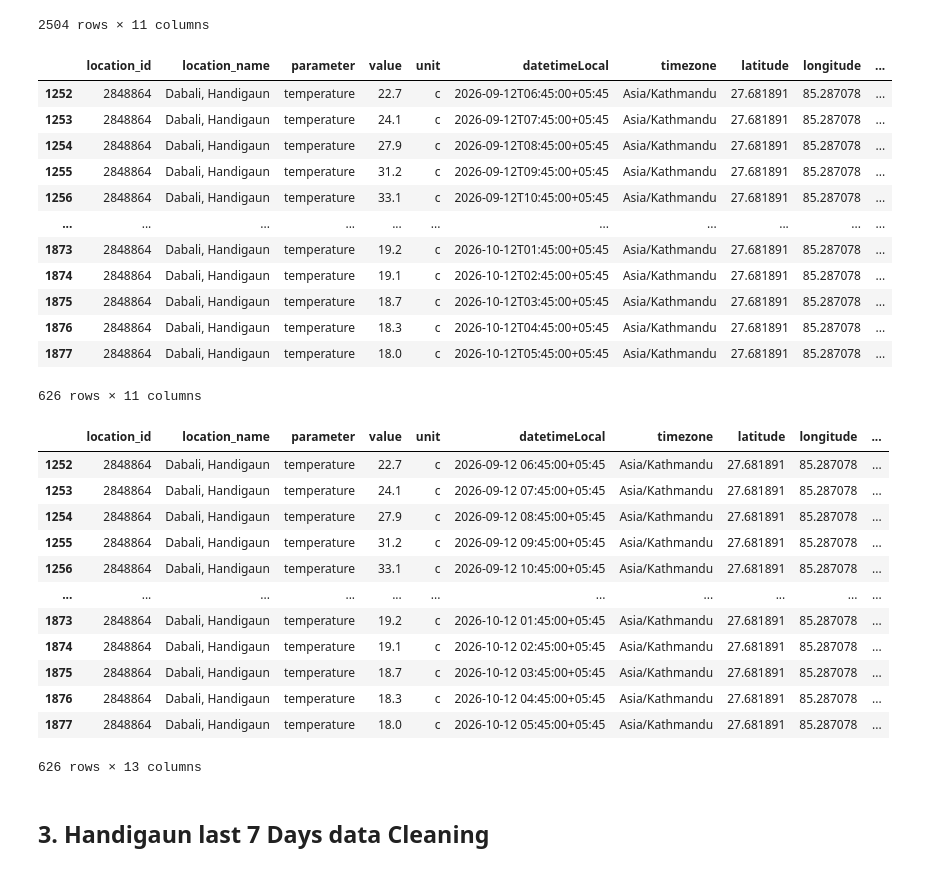
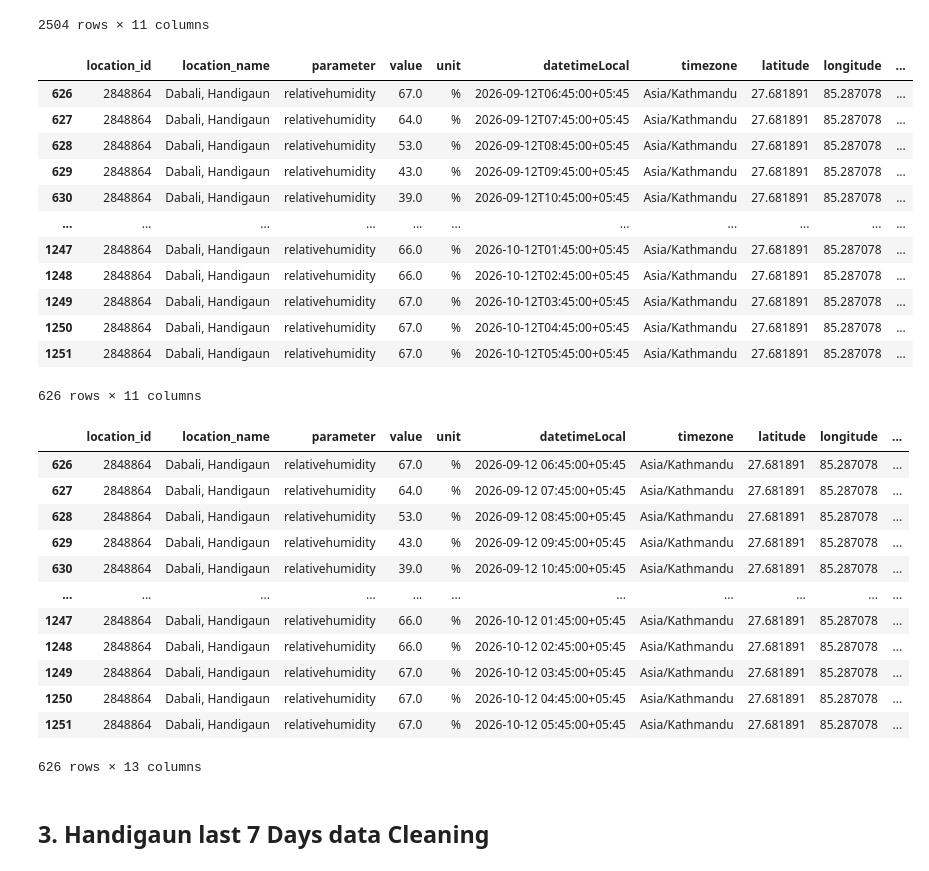
Before and after one commit to Laxmination/Kathmandu-PM2.5-Forecasting, a Jupyter notebook: OpenAQdatasetCleaning/Handigaun Data Cleaning.ipynb, the cells around one changed output. Cells and saved outputs as stored; diff of their text form; code cells hidden in the pictures.

```diff
--- a/OpenAQdatasetCleaning/Handigaun Data Cleaning.ipynb
+++ b/OpenAQdatasetCleaning/Handigaun Data Cleaning.ipynb
@@ -176,21 +178,22 @@ cleaned1
 2504 rows × 11 columns
 # %%
 # cleaned1 = cleaned1[cleaned1['parameter']=='pm25']
-cleaned1 = cleaned1[cleaned1['parameter']=='temperature']
+# cleaned1 = cleaned1[cleaned1['parameter']=='temperature']
+cleaned1 = cleaned1[cleaned1['parameter']=='relativehumidity']
 cleaned1
 # %% [output]
 |  | location_id | location_name | parameter | value | unit | datetimeLocal | timezone | latitude | longitude | ... |
-| 1252 | 2848864 | Dabali, Handigaun | temperature | 22.7 | c | 2026-09-12T06:45:00+05:45 | Asia/Kathmandu | 27.681891 | 85.287078 | ... |
-| 1253 | 2848864 | Dabali, Handigaun | temperature | 24.1 | c | 2026-09-12T07:45:00+05:45 | Asia/Kathmandu | 27.681891 | 85.287078 | ... |
-| 1254 | 2848864 | Dabali, Handigaun | temperature | 27.9 | c | 2026-09-12T08:45:00+05:45 | Asia/Kathmandu | 27.681891 | 85.287078 | ... |
-| 1255 | 2848864 | Dabali, Handigaun | temperature | 31.2 | c | 2026-09-12T09:45:00+05:45 | Asia/Kathmandu | 27.681891 | 85.287078 | ... |
-| 1256 | 2848864 | Dabali, Handigaun | temperature | 33.1 | c | 2026-09-12T10:45:00+05:45 | Asia/Kathmandu | 27.681891 | 85.287078 | ... |
+| 626 | 2848864 | Dabali, Handigaun | relativehumidity | 67.0 | % | 2026-09-12T06:45:00+05:45 | Asia/Kathmandu | 27.681891 | 85.287078 | ... |
+| 627 | 2848864 | Dabali, Handigaun | relativehumidity | 64.0 | % | 2026-09-12T07:45:00+05:45 | Asia/Kathmandu | 27.681891 | 85.287078 | ... |
+| 628 | 2848864 | Dabali, Handigaun | relativehumidity | 53.0 | % | 2026-09-12T08:45:00+05:45 | Asia/Kathmandu | 27.681891 | 85.287078 | ... |
+| 629 | 2848864 | Dabali, Handigaun | relativehumidity | 43.0 | % | 2026-09-12T09:45:00+05:45 | Asia/Kathmandu | 27.681891 | 85.287078 | ... |
+| 630 | 2848864 | Dabali, Handigaun | relativehumidity | 39.0 | % | 2026-09-12T10:45:00+05:45 | Asia/Kathmandu | 27.681891 | 85.287078 | ... |
 | ... | ... | ... | ... | ... | ... | ... | ... | ... | ... | ... |
-| 1873 | 2848864 | Dabali, Handigaun | temperature | 19.2 | c | 2026-10-12T01:45:00+05:45 | Asia/Kathmandu | 27.681891 | 85.287078 | ... |
-| 1874 | 2848864 | Dabali, Handigaun | temperature | 19.1 | c | 2026-10-12T02:45:00+05:45 | Asia/Kathmandu | 27.681891 | 85.287078 | ... |
-| 1875 | 2848864 | Dabali, Handigaun | temperature | 18.7 | c | 2026-10-12T03:45:00+05:45 | Asia/Kathmandu | 27.681891 | 85.287078 | ... |
-| 1876 | 2848864 | Dabali, Handigaun | temperature | 18.3 | c | 2026-10-12T04:45:00+05:45 | Asia/Kathmandu | 27.681891 | 85.287078 | ... |
-| 1877 | 2848864 | Dabali, Handigaun | temperature | 18.0 | c | 2026-10-12T05:45:00+05:45 | Asia/Kathmandu | 27.681891 | 85.287078 | ... |
+| 1247 | 2848864 | Dabali, Handigaun | relativehumidity | 66.0 | % | 2026-10-12T01:45:00+05:45 | Asia/Kathmandu | 27.681891 | 85.287078 | ... |
+| 1248 | 2848864 | Dabali, Handigaun | relativehumidity | 66.0 | % | 2026-10-12T02:45:00+05:45 | Asia/Kathmandu | 27.681891 | 85.287078 | ... |
+| 1249 | 2848864 | Dabali, Handigaun | relativehumidity | 67.0 | % | 2026-10-12T03:45:00+05:45 | Asia/Kathmandu | 27.681891 | 85.287078 | ... |
+| 1250 | 2848864 | Dabali, Handigaun | relativehumidity | 67.0 | % | 2026-10-12T04:45:00+05:45 | Asia/Kathmandu | 27.681891 | 85.287078 | ... |
+| 1251 | 2848864 | Dabali, Handigaun | relativehumidity | 67.0 | % | 2026-10-12T05:45:00+05:45 | Asia/Kathmandu | 27.681891 | 85.287078 | ... |
 626 rows × 11 columns
 # %%
 # seperating date and time
@@ -200,17 +203,17 @@ cleaned1['time']=cleaned1['datetimeLocal'].dt.strftime('%H:%M:%S')
 cleaned1
 # %% [output]
 |  | location_id | location_name | parameter | value | unit | datetimeLocal | timezone | latitude | longitude | ... |
-| 1252 | 2848864 | Dabali, Handigaun | temperature | 22.7 | c | 2026-09-12 06:45:00+05:45 | Asia/Kathmandu | 27.681891 | 85.287078 | ... |
-| 1253 | 2848864 | Dabali, Handigaun | temperature | 24.1 | c | 2026-09-12 07:45:00+05:45 | Asia/Kathmandu | 27.681891 | 85.287078 | ... |
-| 1254 | 2848864 | Dabali, Handigaun | temperature | 27.9 | c | 2026-09-12 08:45:00+05:45 | Asia/Kathmandu | 27.681891 | 85.287078 | ... |
-| 1255 | 2848864 | Dabali, Handigaun | temperature | 31.2 | c | 2026-09-12 09:45:00+05:45 | Asia/Kathmandu | 27.681891 | 85.287078 | ... |
-| 1256 | 2848864 | Dabali, Handigaun | temperature | 33.1 | c | 2026-09-12 10:45:00+05:45 | Asia/Kathmandu | 27.681891 | 85.287078 | ... |
+| 626 | 2848864 | Dabali, Handigaun | relativehumidity | 67.0 | % | 2026-09-12 06:45:00+05:45 | Asia/Kathmandu | 27.681891 | 85.287078 | ... |
+| 627 | 2848864 | Dabali, Handigaun | relativehumidity | 64.0 | % | 2026-09-12 07:45:00+05:45 | Asia/Kathmandu | 27.681891 | 85.287078 | ... |
+| 628 | 2848864 | Dabali, Handigaun | relativehumidity | 53.0 | % | 2026-09-12 08:45:00+05:45 | Asia/Kathmandu | 27.681891 | 85.287078 | ... |
+| 629 | 2848864 | Dabali, Handigaun | relativehumidity | 43.0 | % | 2026-09-12 09:45:00+05:45 | Asia/Kathmandu | 27.681891 | 85.287078 | ... |
+| 630 | 2848864 | Dabali, Handigaun | relativehumidity | 39.0 | % | 2026-09-12 10:45:00+05:45 | Asia/Kathmandu | 27.681891 | 85.287078 | ... |
 | ... | ... | ... | ... | ... | ... | ... | ... | ... | ... | ... |
-| 1873 | 2848864 | Dabali, Handigaun | temperature | 19.2 | c | 2026-10-12 01:45:00+05:45 | Asia/Kathmandu | 27.681891 | 85.287078 | ... |
-| 1874 | 2848864 | Dabali, Handigaun | temperature | 19.1 | c | 2026-10-12 02:45:00+05:45 | Asia/Kathmandu | 27.681891 | 85.287078 | ... |
-| 1875 | 2848864 | Dabali, Handigaun | temperature | 18.7 | c | 2026-10-12 03:45:00+05:45 | Asia/Kathmandu | 27.681891 | 85.287078 | ... |
-| 1876 | 2848864 | Dabali, Handigaun | temperature | 18.3 | c | 2026-10-12 04:45:00+05:45 | Asia/Kathmandu | 27.681891 | 85.287078 | ... |
-| 1877 | 2848864 | Dabali, Handigaun | temperature | 18.0 | c | 2026-10-12 05:45:00+05:45 | Asia/Kathmandu | 27.681891 | 85.287078 | ... |
+| 1247 | 2848864 | Dabali, Handigaun | relativehumidity | 66.0 | % | 2026-10-12 01:45:00+05:45 | Asia/Kathmandu | 27.681891 | 85.287078 | ... |
+| 1248 | 2848864 | Dabali, Handigaun | relativehumidity | 66.0 | % | 2026-10-12 02:45:00+05:45 | Asia/Kathmandu | 27.681891 | 85.287078 | ... |
+| 1249 | 2848864 | Dabali, Handigaun | relativehumidity | 67.0 | % | 2026-10-12 03:45:00+05:45 | Asia/Kathmandu | 27.681891 | 85.287078 | ... |
+| 1250 | 2848864 | Dabali, Handigaun | relativehumidity | 67.0 | % | 2026-10-12 04:45:00+05:45 | Asia/Kathmandu | 27.681891 | 85.287078 | ... |
+| 1251 | 2848864 | Dabali, Handigaun | relativehumidity | 67.0 | % | 2026-10-12 05:45:00+05:45 | Asia/Kathmandu | 27.681891 | 85.287078 | ... |
 626 rows × 13 columns
 # %%
 cleaned1.to_csv('cleaned_HandigaunLast30days.csv', index=False)
```
Also changed, not shown: parts of 6 cells of this notebook, 43 other files.
